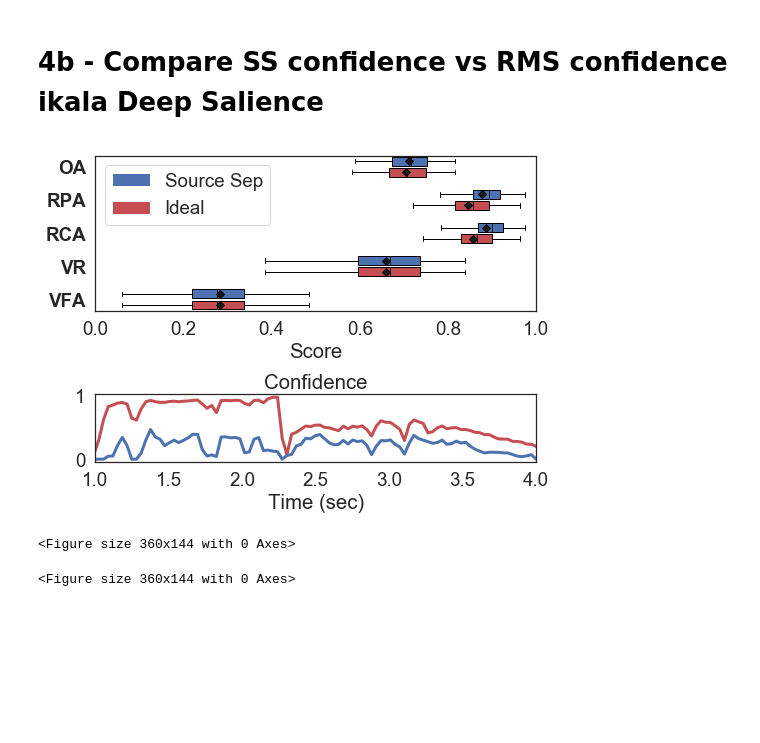
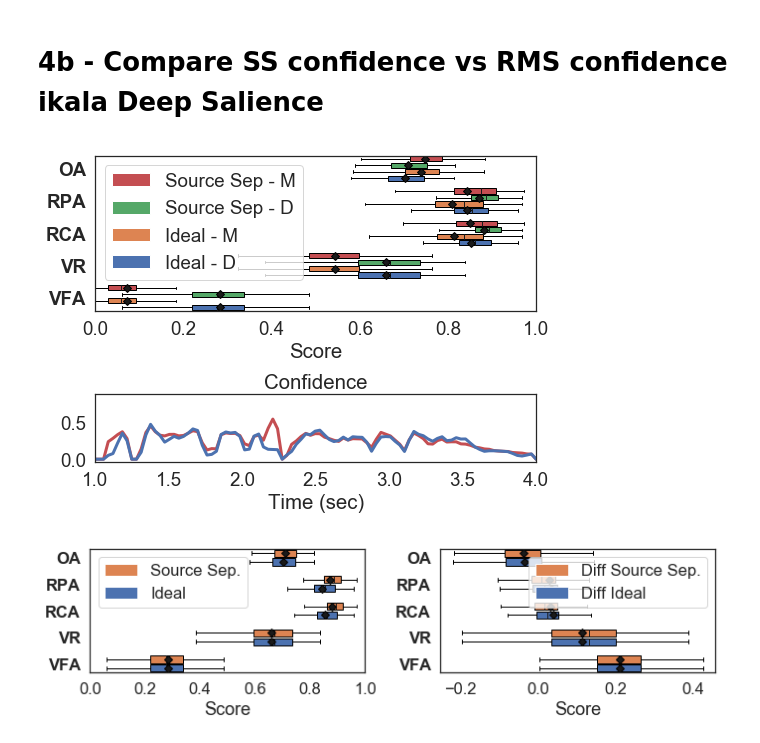
Before and after one commit to juanjobosch/continuousf0eval, a Jupyter notebook: notebooks/Experiment Plots - new.ipynb, the cells around one changed output. Drawn from its saved outputs; the diff is of its cells as text; code cells hidden in the pictures; blank space fills up the shorter version.

```diff
--- a/notebooks/Experiment Plots - new.ipynb
+++ b/notebooks/Experiment Plots - new.ipynb
@@ -104,15 +130,15 @@ df_pyin, n_groups_pyin = plot.get_dfbox([df_new_pyin, df_old_pyin], metric_vals)
 df_deepsal, n_groups_deepsal = plot.get_dfbox([df_new_deepsal, df_old_deepsal], metric_vals)
 
 plot.add_plot(221, ['RCA', 'RPA'], df_crepe, n_groups_crepe, 'Crepe: MedleyDB-Pitch', xlim=[0.0, 1.0],
-              legend_loc=0, legend_labels=['Proposed', 'Existing'])
+              legend_loc=0, legend_labels=['Generalized', 'Classic'])
 plot.add_plot(222, metric_vals, df_deepsal, n_groups_deepsal, 'Deep Salience: iKala',
-              show_yaxis=False, xlim=[0.0, 1.0],
-              legend_loc=0, legend_labels=['Proposed', 'Existing'])
-plot.add_plot(223, ['RCA', 'RPA'], df_pyin, n_groups_pyin, 'pYIN: MedleyDB-Pitch', xlim=[0.0, 1.0],
-              legend_loc=0, legend_labels=['Proposed', 'Existing'])
+              show_yaxis=False, xlim=[0.0, 1.0])#,
+              #legend_loc=0, legend_labels=['Proposed', 'Existing'])
+plot.add_plot(223, ['RCA', 'RPA'], df_pyin, n_groups_pyin, 'pYIN: MedleyDB-Pitch', xlim=[0.0, 1.0])#,
+              #legend_loc=0, legend_labels=['Proposed', 'Existing'])
 plot.add_plot(224, metric_vals, df_melodia, n_groups_melodia, 'Melodia: iKala',
-              show_yaxis=False, xlim=[0.0, 1.0],
-              legend_loc=0, legend_labels=['Proposed', 'Existing'])
+              show_yaxis=False, xlim=[0.0, 1.0])#,
+              #legend_loc=0, legend_labels=['Proposed', 'Existing'])
 plt.tight_layout(pad=0.0, w_pad=0.1, h_pad=0.3)
 plt.savefig("../paper-figs/new_vs_old_by_algorithm.pdf", fmt='pdf', bbox_inches="tight")
 # %% [output]
@@ -682,7 +708,7 @@ plot.add_plot(111, ['OA', 'RPA', 'RCA', 'VR', 'VFA'][::-1], df_grid, n_groups_gr
                   'BR + CE',
                   'CR + BE',
                   'CR + CE'
-              ], colors=sns.color_palette(n_colors=5))
+              ], colors=sns.color_palette(n_colors=4))
 
 plt.tight_layout()
 plt.savefig("../paper-figs/binary-continuous-grid.pdf", fmt='pdf', bbox_inches="tight")
@@ -795,36 +830,76 @@ for tid, track_data in data.items():
     ref_conf_ss = confidence.ikala(tid, source_sep=True)
     break
 # %%
-df_rms = pd.DataFrame.from_dict(scores_rms_conf, orient='index')
-df_ss = pd.DataFrame.from_dict(scores_ss_conf, orient='index')
+df_rms_d = pd.DataFrame.from_dict(scores_rms_conf_d, orient='index')
+df_ss_d = pd.DataFrame.from_dict(scores_ss_conf_d, orient='index')
+df_rms_m = pd.DataFrame.from_dict(scores_rms_conf_m, orient='index')
+df_ss_m = pd.DataFrame.from_dict(scores_ss_conf_m, orient='index')
 
 plt.figure(figsize=(7, 6))
 sns.set(font_scale=1.7)
 sns.set_style('white')
 metric_vals = ["Overall Accuracy", "Raw Pitch Accuracy", "Raw Chroma Accuracy",
            "Voicing Recall", "Voicing False Alarm"]
 metric_vals = metric_vals[::-1]
 
-df_ss_exp, n_groups_ss = plot.get_dfbox([df_rms, df_ss], metric_vals)
+df_ss_exp, n_groups_ss = plot.get_dfbox([df_rms_d, df_rms_m, df_ss_d, df_ss_m], metric_vals)
 
 plot.add_plot(211, ['VFA', 'VR', 'RCA', 'RPA', 'OA'], df_ss_exp, n_groups_ss,
               '', xlim=[0.0, 1.0],
-              legend_loc=0, legend_labels=['Ideal', 'Source Sep'], colors=['r', 'b'])
+              legend_loc=0,
+              legend_labels=['Ideal - D', 'Ideal - M', 'Source Sep - D', 'Source Sep - M'],
+              colors=sns.color_palette(n_colors=4))
 
 plt.subplot(413)
 plt.plot(ref_times, ref_conf, 'r', label="Ideal", linewidth=3)
 plt.plot(ref_times, ref_conf_ss, 'b', label="Source Sep", linewidth=3)
 plt.xlabel("Time (sec)")
 plt.title("Confidence")
 # plt.legend()
 plt.xlim([1, 4])
 
 plt.tight_layout(pad=0.0, w_pad=0.0, h_pad=-1)
 plt.savefig("../paper-figs/ss_vs_rms.pdf", fmt='pdf', bbox_inches="tight")
 # %% [output]
-[figure, old version]
+[figure, new version]
-# %%
-plt.figure(figsize=(5, 2))
-# %% [output]
-<Figure size 360x144 with 0 Axes>
-<Figure size 360x144 with 0 Axes>
+# %%
+df_rms_d = pd.DataFrame.from_dict(scores_rms_conf_d, orient='index')
+df_ss_d = pd.DataFrame.from_dict(scores_ss_conf_d, orient='index')
+df_rms_m = pd.DataFrame.from_dict(scores_rms_conf_m, orient='index')
+df_ss_m = pd.DataFrame.from_dict(scores_ss_conf_m, orient='index')
+
+plt.figure(figsize=(10, 3))
+sns.set(font_scale=1.5)
+sns.set_style('white')
+metric_vals = ["Overall Accuracy", "Raw Pitch Accuracy", "Raw Chroma Accuracy",
+           "Voicing Recall", "Voicing False Alarm"]
+metric_vals = metric_vals[::-1]
+
+df_ss_exp, n_groups_ss = plot.get_dfbox([df_rms_d - df_rms_m,df_ss_d - df_ss_m], metric_vals)
+
+plot.add_plot(122, ['VFA', 'VR', 'RCA', 'RPA', 'OA'], df_ss_exp, n_groups_ss,
+              '', #xlim=[-1.0, 1.0],
+              legend_loc=0,
+              legend_labels=['Diff Ideal', 'Diff Source Sep.'],
+              colors=sns.color_palette(n_colors=4))
+
+df_ss_exp, n_groups_ss = plot.get_dfbox([df_rms_d, df_ss_d], metric_vals)
+
+plot.add_plot(121, ['VFA', 'VR', 'RCA', 'RPA', 'OA'], df_ss_exp, n_groups_ss,
+              '', xlim=[0.0, 1.0],
+              legend_loc=0,
+              legend_labels=['Ideal', 'Source Sep.'],
+              colors=sns.color_palette(n_colors=4))
+
+# plt.subplot(413)
+# plt.plot(ref_times, ref_conf, 'r', label="Ideal", linewidth=3)
+# plt.plot(ref_times, ref_conf_ss, 'b', label="Source Sep", linewidth=3)
+# plt.xlabel("Time (sec)")
+# plt.title("Confidence")
+# # plt.legend()
+# plt.xlim([1, 4])
+plt.tight_layout()
+# plt.tight_layout(pad=0.0, w_pad=0.0, h_pad=-1)
+plt.savefig("../paper-figs/ss_vs_rms_diff.pdf", fmt='pdf', bbox_inches="tight")
+# %% [output]
+[figure, added]
```
Also changed, not shown: parts of 11 cells of this notebook, 13 other files.
